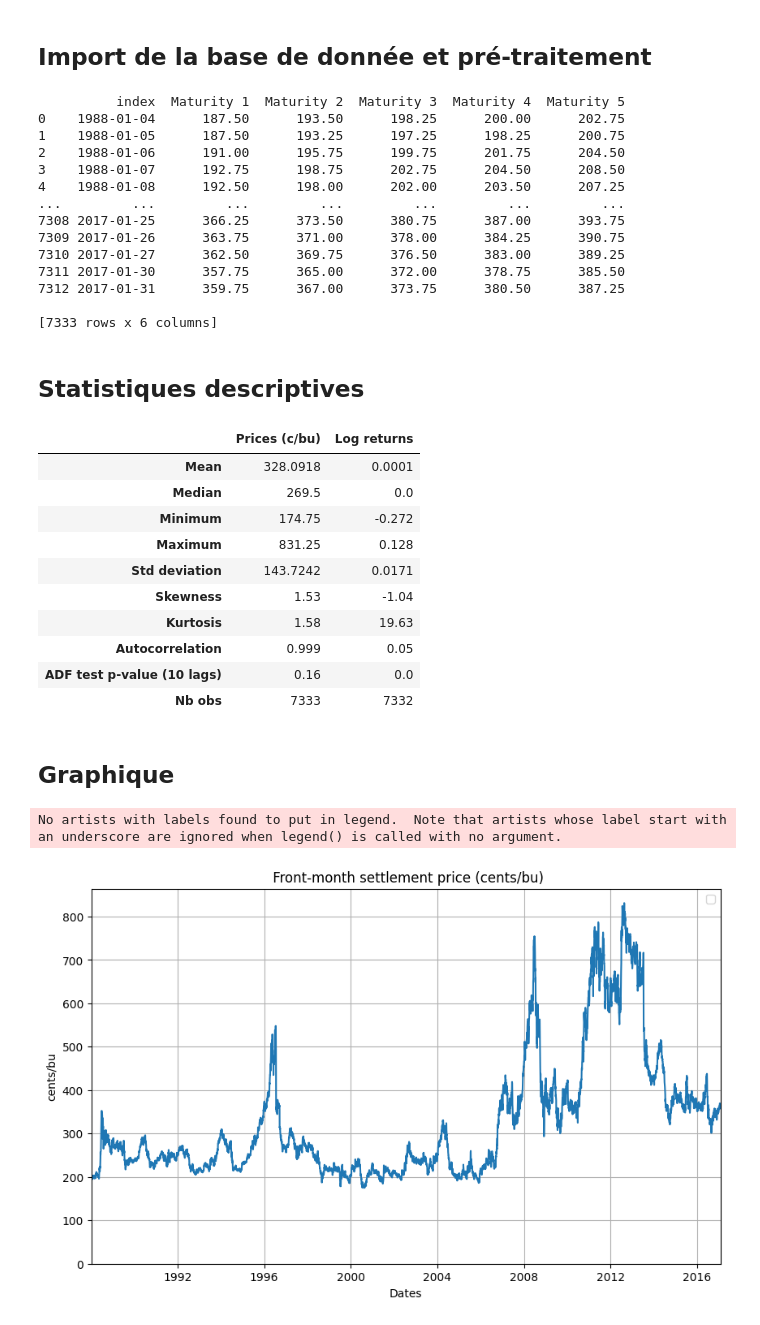
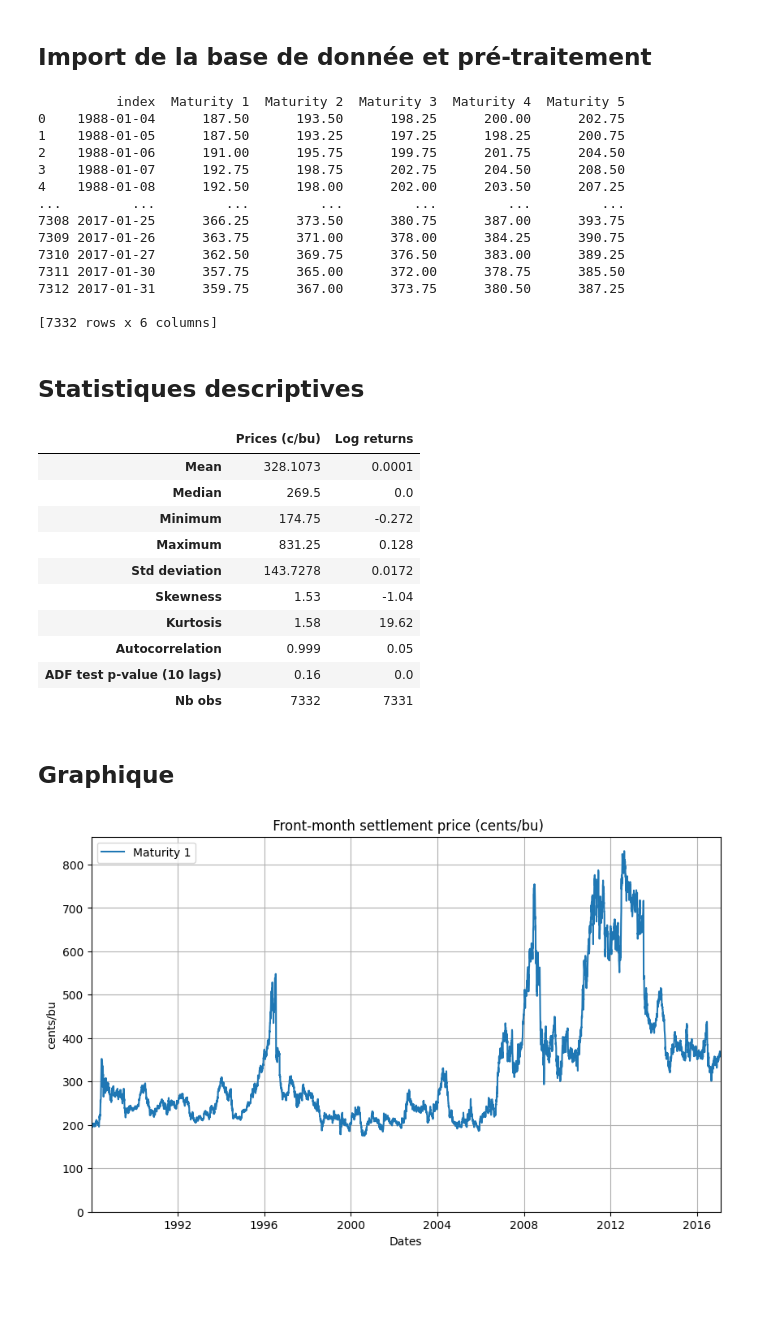
Before and after one commit to NaimLehbiben/Gestion-Quantitative, a Jupyter notebook: notebook.ipynb, the cells around one changed output. Cells and saved outputs as stored; diff of their text form; code cells hidden in the pictures; blank space fills up the shorter version.

```diff
--- a/notebook.ipynb
+++ b/notebook.ipynb
@@ -3,17 +3,22 @@
 # %%
 import pandas as pd
 from matplotlib import pyplot as plt
-from src.descriptive_statistics import descriptive_statistics
-
 import pandas as pd
 import numpy as np
+
+from src.utility.descriptive_statistics import descriptive_statistics
 from src.graph.graph import plot_time_series
 
 
 df = pd.read_pickle('src/data/panel_data.pkl')
 df["index"] = pd.to_datetime(df["index"])
 
+# Filtrage des dates spécifiques (outliers)
+outlier_dates = [pd.Timestamp('2001-09-11')]
+df = df[~df['index'].isin(outlier_dates)]
+
 df = df[(df['index'] >= '1988-01-01') & (df['index'] <= '2017-01-31')]
+
 
 for col in df.columns[1:]:
     df[col] = pd.to_numeric(df[col], errors='coerce')
@@ -32,7 +37,7 @@ print(df)
 7311 2017-01-30      357.75      365.00      372.00      378.75      385.50
 7312 2017-01-31      359.75      367.00      373.75      380.50      387.25
 
-[7333 rows x 6 columns]
+[7332 rows x 6 columns]
 # %% [markdown]
 ## Statistiques descriptives
 # %%
@@ -49,20 +54,19 @@ for key in stats_keys:
 df_combined_stats
 # %% [output]
 |  | Prices (c/bu) | Log returns |
-| Mean | 328.0918 | 0.0001 |
+| Mean | 328.1073 | 0.0001 |
 | Median | 269.5 | 0.0 |
 | Minimum | 174.75 | -0.272 |
 | Maximum | 831.25 | 0.128 |
-| Std deviation | 143.7242 | 0.0171 |
+| Std deviation | 143.7278 | 0.0172 |
 | Skewness | 1.53 | -1.04 |
-| Kurtosis | 1.58 | 19.63 |
+| Kurtosis | 1.58 | 19.62 |
 | Autocorrelation | 0.999 | 0.05 |
 | ADF test p-value (10 lags) | 0.16 | 0.0 |
-| Nb obs | 7333 | 7332 |
+| Nb obs | 7332 | 7331 |
 # %% [markdown]
 ## Graphique
 # %%
-plot_time_series(df,"Maturity 1",  " Front-month settlement price (cents/bu)", "Dates", "cents/bu")
+plot_time_series(df,["Maturity 1"],  " Front-month settlement price (cents/bu)", "Dates", "cents/bu")
 # %% [output]
-No artists with labels found to put in legend.  Note that artists whose label start with an underscore are ignored when legend() is called with no argument.
-[figure, old version]
+[figure, new version]
```
Also changed, not shown: parts of 3 cells of this notebook, 8 other files.
